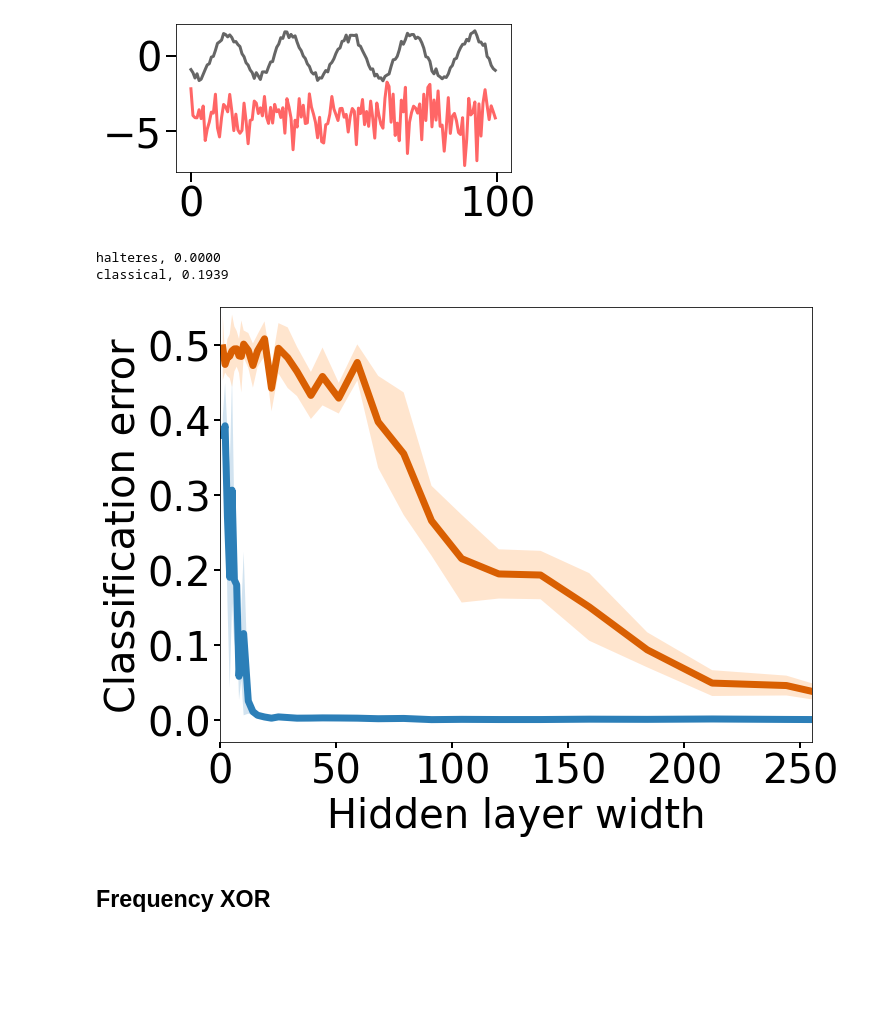
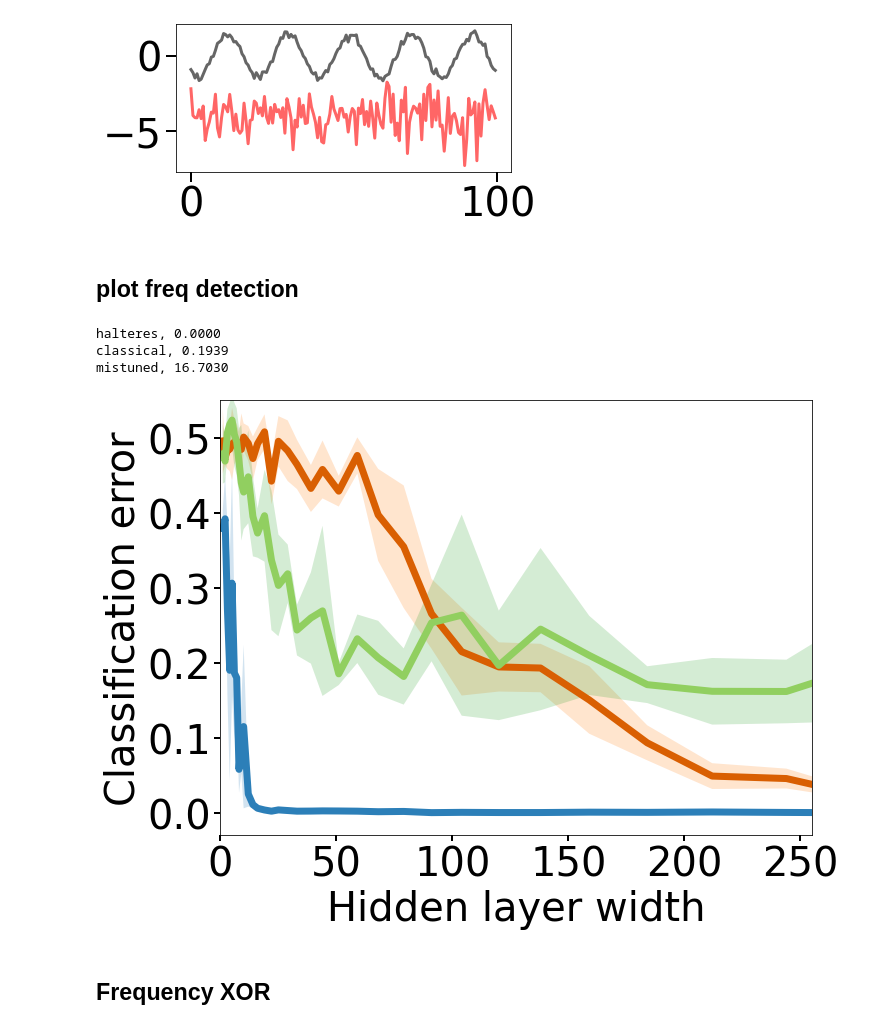
Before and after one commit to BruntonUWBio/structured-random-features, a Jupyter notebook: new_version/paper_figure_4.ipynb, the cells around one changed output. Cells and saved outputs as stored; diff of their text form; code cells hidden in the pictures; blank space fills up the shorter version.

Commit message:
changes to plotting script

```diff
--- a/new_version/paper_figure_4.ipynb
+++ b/new_version/paper_figure_4.ipynb
@@ -29,34 +29,46 @@ ax.tick_params(direction='out', length=10, width=2, colors='k',
 # %% [output]
 [figure]
+# %% [markdown]
+## plot freq detection
 # %%
 n_features = sorted(set(np.logspace(0, 3, 50).astype('int')))
-models = ['halteres', 'classical']
-labels = {'halteres': 'haltere-inspired', 'classical': 'classical'}
+models = ['halteres', 'classical', 'mistuned']
+labels = {'halteres': 'sensilla-inspired', 'classical': 'classical', 'mistuned': 'mistuned'}
+
+# load with good params
 with open('results/freq_detection/freq_clf.pickle', 'rb') as handle:
     results = pickle.load(handle)
 
-colors = {'halteres': '#2c7fb8', 'classical': '#d95f02'}
+# load results with bad params
+with open('results/freq_detection/freq_detection_mistuned.pickle', 'rb') as handle:
+    results_mistuned = pickle.load(handle)
+
+results['mistuned'] = results_mistuned['halteres']
+
+colors = {'halteres': '#2c7fb8', 'classical': '#d95f02', 'mistuned': '#91cf60'}
+
 fig = plt.figure(figsize=(10.6, 8))
 ax = fig.add_subplot(111)
 for m in models:
     avg_test_err = results[m]['avg_test_err']
     std_test_err = results[m]['std_test_err']
     plt.plot(n_features, avg_test_err, label=labels[m], lw=7, c=colors[m])
     plt.fill_between(n_features, avg_test_err - std_test_err, avg_test_err + std_test_err, alpha=0.2)
     print('%s, %0.4f' % (m, avg_test_err[-1] * 100))
 ax.set_xlim([0, 255])
 plt.yticks(np.arange(0, 0.6, 0.1))
 plt.ylim([-0.03, 0.55])
 plt.xlabel('Hidden layer width', fontsize=40)
 plt.ylabel('Classification error', fontsize=40)
 plt.xticks(np.arange(0, 255, 50))
 ax.tick_params(axis = 'both', which = 'major', labelsize = 40, width=2, length=6)
 # plt.legend(loc = 'upper right', fontsize=30)
 plt.savefig('results/paper_figs/figure_4/freq_clf_results.pdf')
 # %% [output]
 halteres, 0.0000
 classical, 0.1939
+mistuned, 16.7030
-[figure, old version]
+[figure, new version]
 # %% [markdown]
 ## Frequency XOR
 # %%
```
Also changed, not shown: parts of 5 cells of this notebook, 10 other files.
